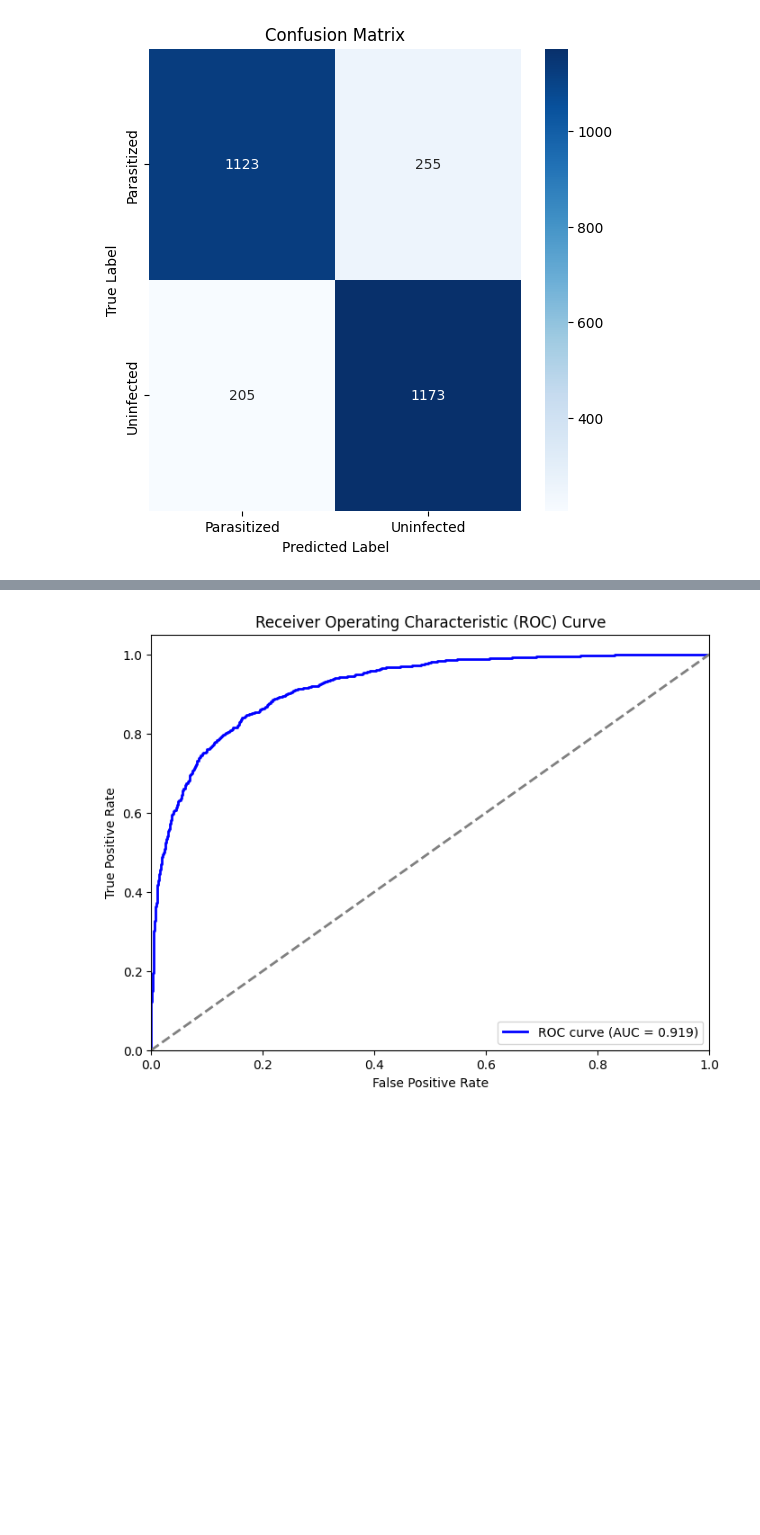
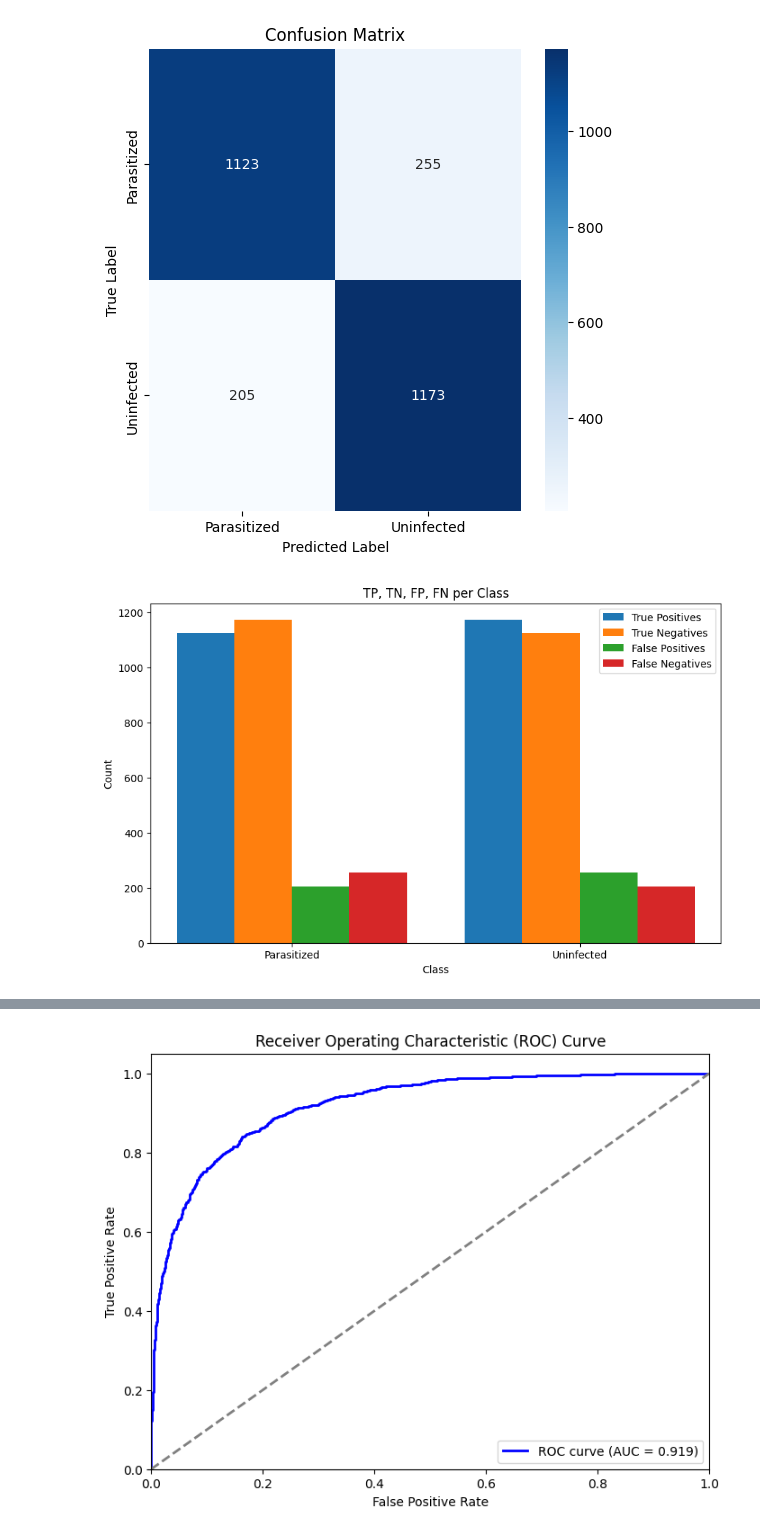
Before and after one commit to niaz1971/MALARIAL_CELL_CLASSIFICATION_USING_CNN, a Jupyter notebook: VGG19_MALARIAL_CELL_CLASSIFICATION.ipynb, the cells around one changed output, grey strips where cells are left out. Saved outputs shown, nothing was run; the diff lists cells and outputs as text; code cells hidden in the pictures; blank space fills up the shorter version.

```diff
--- a/VGG19_MALARIAL_CELL_CLASSIFICATION.ipynb
+++ b/VGG19_MALARIAL_CELL_CLASSIFICATION.ipynb
@@ -382,3 +382,47 @@ plt.title('Confusion Matrix')
 plt.show()
 # %% [output]
 [figure]
+# %%
+import numpy as np
+import matplotlib.pyplot as plt
+
+# Assume cm is confusion matrix computed from test labels and predicted labels
+cm = confusion_matrix(test_generator.classes, pred_labels)
+
+# True Positives (TP) are diagonal elements
+TP = np.diag(cm)
+
+# False Positives (FP) are column-wise sum minus TP
+FP = cm.sum(axis=0) - TP
+
+# False Negatives (FN) are row-wise sum minus TP
+FN = cm.sum(axis=1) - TP
+
+# True Negatives (TN) are sum of all elements except row and column of class
+TN = []
+for i in range(len(cm)):
+    temp = np.delete(cm, i, axis=0)  # Remove ith row
+    temp = np.delete(temp, i, axis=1)  # Remove ith column
+    TN.append(temp.sum())
+
+class_labels = list(class_names.values())
+
+x = np.arange(len(class_labels))
+width = 0.2
+
+fig, ax = plt.subplots(figsize=(10, 6))
+rects1 = ax.bar(x - 1.5*width, TP, width, label='True Positives')
+rects2 = ax.bar(x - 0.5*width, TN, width, label='True Negatives')
+rects3 = ax.bar(x + 0.5*width, FP, width, label='False Positives')
+rects4 = ax.bar(x + 1.5*width, FN, width, label='False Negatives')
+
+ax.set_xlabel('Class')
+ax.set_ylabel('Count')
+ax.set_title('TP, TN, FP, FN per Class')
+ax.set_xticks(x)
+ax.set_xticklabels(class_labels)
+ax.legend()
+
+plt.show()
+# %% [output]
+[figure, added]
```
Also changed, not shown: parts of 1 cell of this notebook.
